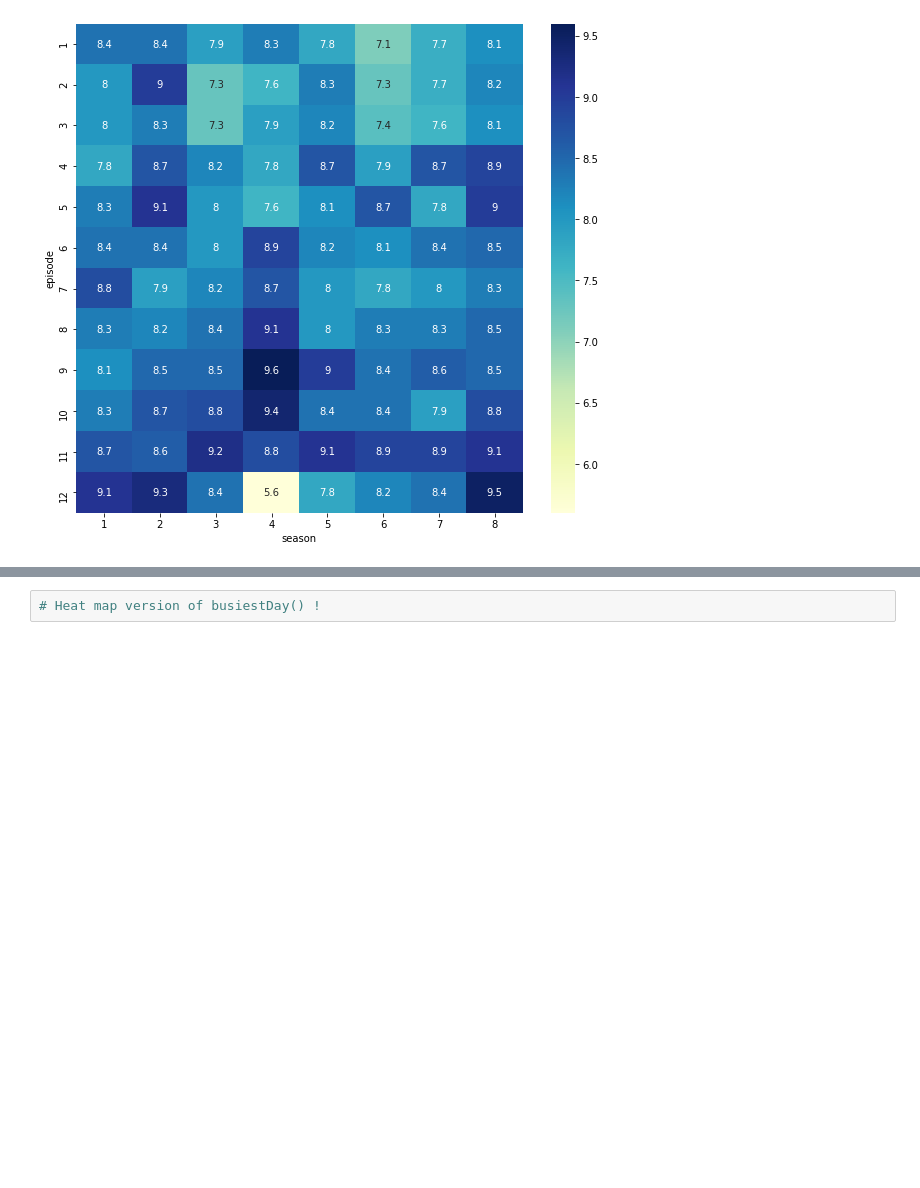
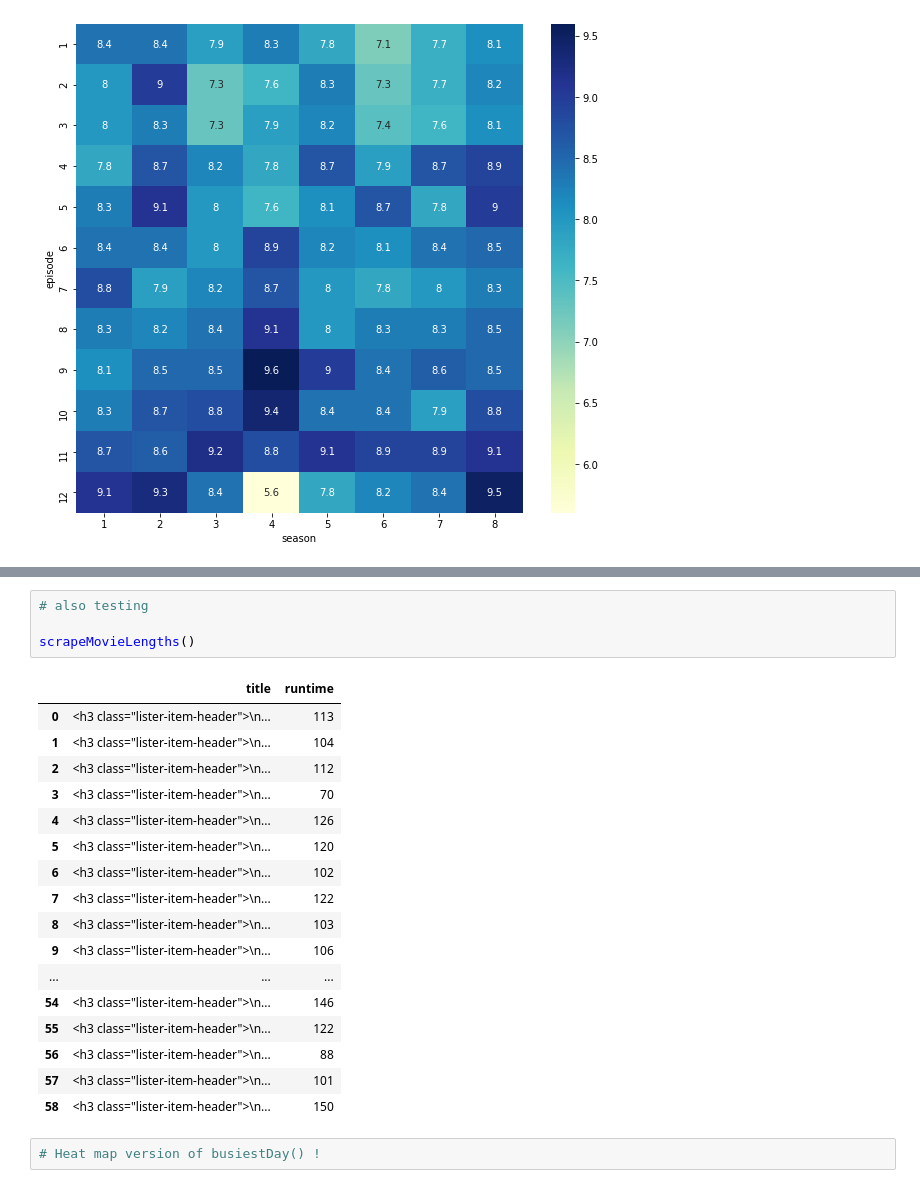
Before and after one commit to tmsmolnar/sciprog-dp-uva, a Jupyter notebook: finalproject.ipynb, the cells around one changed output, grey strips where cells are left out. Cells and saved outputs as stored; diff of their text form; blank space fills up the shorter version.

Commit message:
added scrapeMovieLengths() [WIP]

```diff
--- a/finalproject.ipynb
+++ b/finalproject.ipynb
@@ -78,3 +97,25 @@ heatMapHomeland()
+# %%
+# also testing
+
+scrapeMovieLengths()
+# %% [output]
+|  | title | runtime |
+| 0 | <h3 class="lister-item-header">\n... | 113 |
+| 1 | <h3 class="lister-item-header">\n... | 104 |
+| 2 | <h3 class="lister-item-header">\n... | 112 |
+| 3 | <h3 class="lister-item-header">\n... | 70 |
+| 4 | <h3 class="lister-item-header">\n... | 126 |
+| 5 | <h3 class="lister-item-header">\n... | 120 |
+| 6 | <h3 class="lister-item-header">\n... | 102 |
+| 7 | <h3 class="lister-item-header">\n... | 122 |
+| 8 | <h3 class="lister-item-header">\n... | 103 |
+| 9 | <h3 class="lister-item-header">\n... | 106 |
+| ... | ... | ... |
+| 54 | <h3 class="lister-item-header">\n... | 146 |
+| 55 | <h3 class="lister-item-header">\n... | 122 |
+| 56 | <h3 class="lister-item-header">\n... | 88 |
+| 57 | <h3 class="lister-item-header">\n... | 101 |
+| 58 | <h3 class="lister-item-header">\n... | 150 |
 # %%
 # Heat map version of busiestDay() !
 # %%
```
Also changed, not shown: parts of 2 cells of this notebook, 2 other files.
